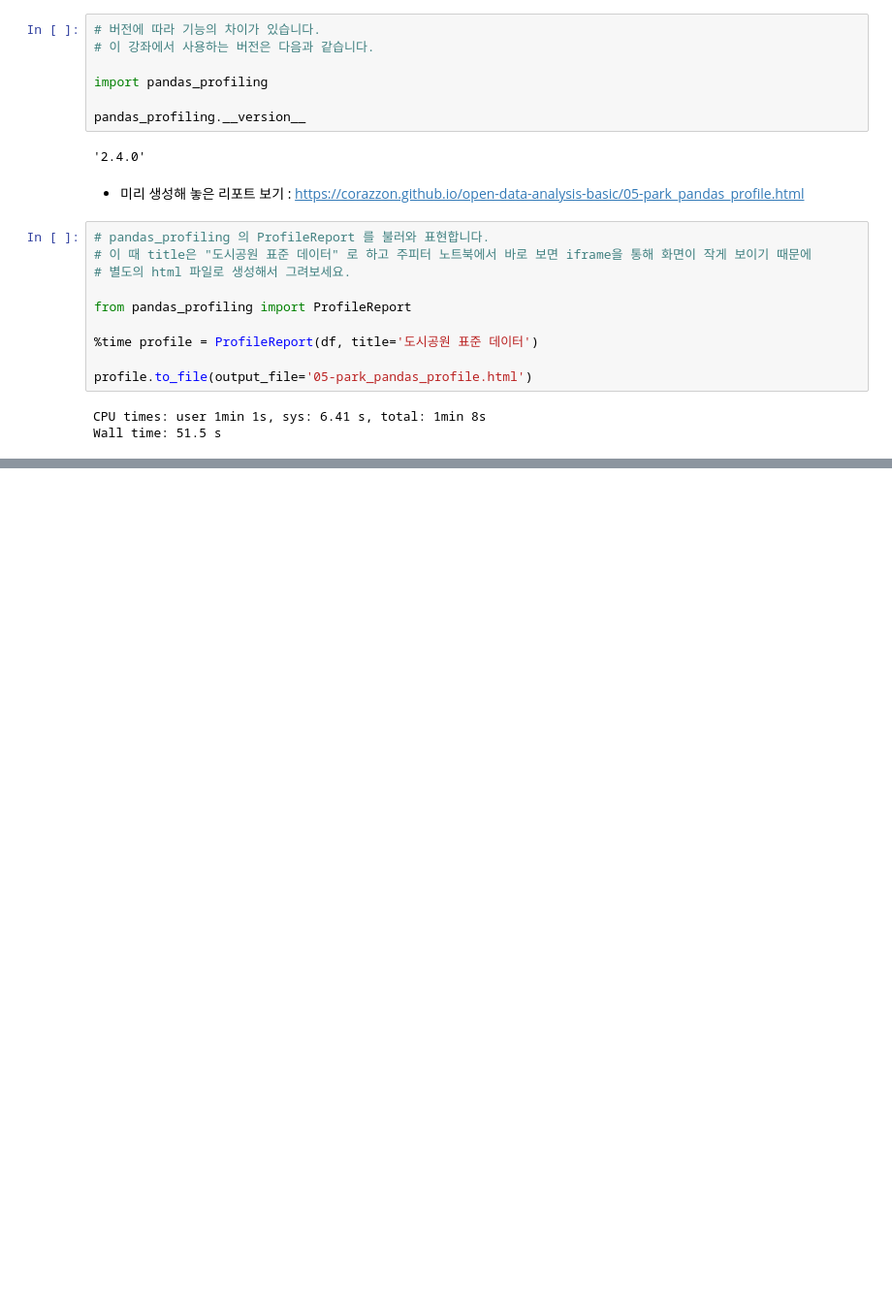
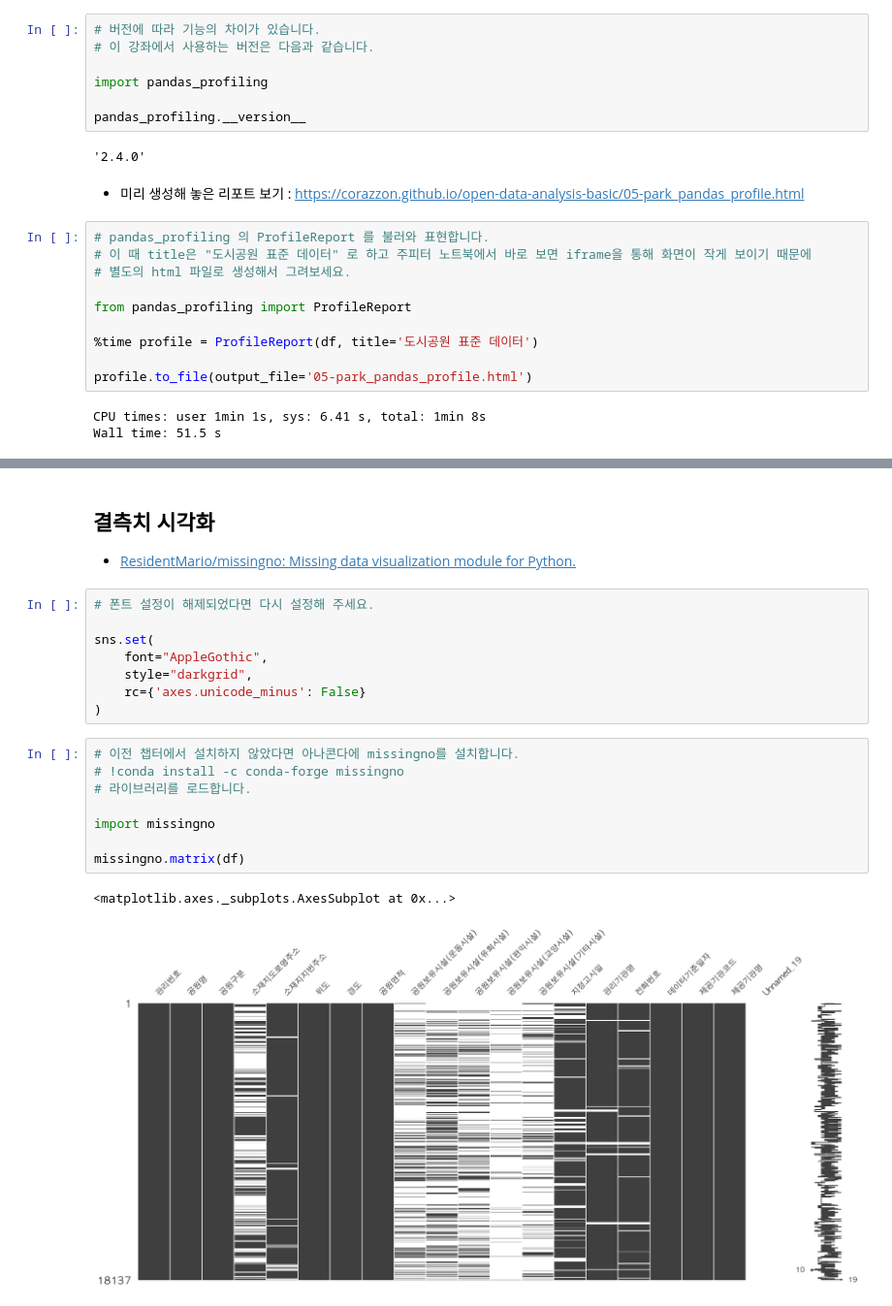
Before and after one commit to neverlish/Learned, a Jupyter notebook: data/inflearn-public-data-python/05-park.ipynb, the cells around one changed output, grey strips where cells are left out. Shown at 97% size. Saved outputs shown, nothing was run; the diff lists cells and outputs as text; blank space fills up the shorter version.

Commit message:
5 - 04 결측치 시각화 - missingno의 matrix를 seaborn으로 그려보기

```diff
--- a/data/inflearn-public-data-python/05-park.ipynb
+++ b/data/inflearn-public-data-python/05-park.ipynb
@@ -125,0 +195,22 @@ Wall time: 51.5 s
+# %% [markdown]
+## 결측치 시각화
+* [ResidentMario/missingno: Missing data visualization module for Python.](https://github.com/ResidentMario/missingno)
+# %%
+# 폰트 설정이 해제되었다면 다시 설정해 주세요.
+
+sns.set(
+    font="AppleGothic",
+    style="darkgrid",
+    rc={'axes.unicode_minus': False}
+)
+# %%
+# 이전 챕터에서 설치하지 않았다면 아나콘다에 missingno를 설치합니다.
+# !conda install -c conda-forge missingno
+# 라이브러리를 로드합니다.
+
+import missingno
+
+missingno.matrix(df)
+# %% [output]
+<matplotlib.axes._subplots.AxesSubplot at 0x...>
+[figure, added]
```
Also changed, not shown: parts of 6 cells of this notebook.
